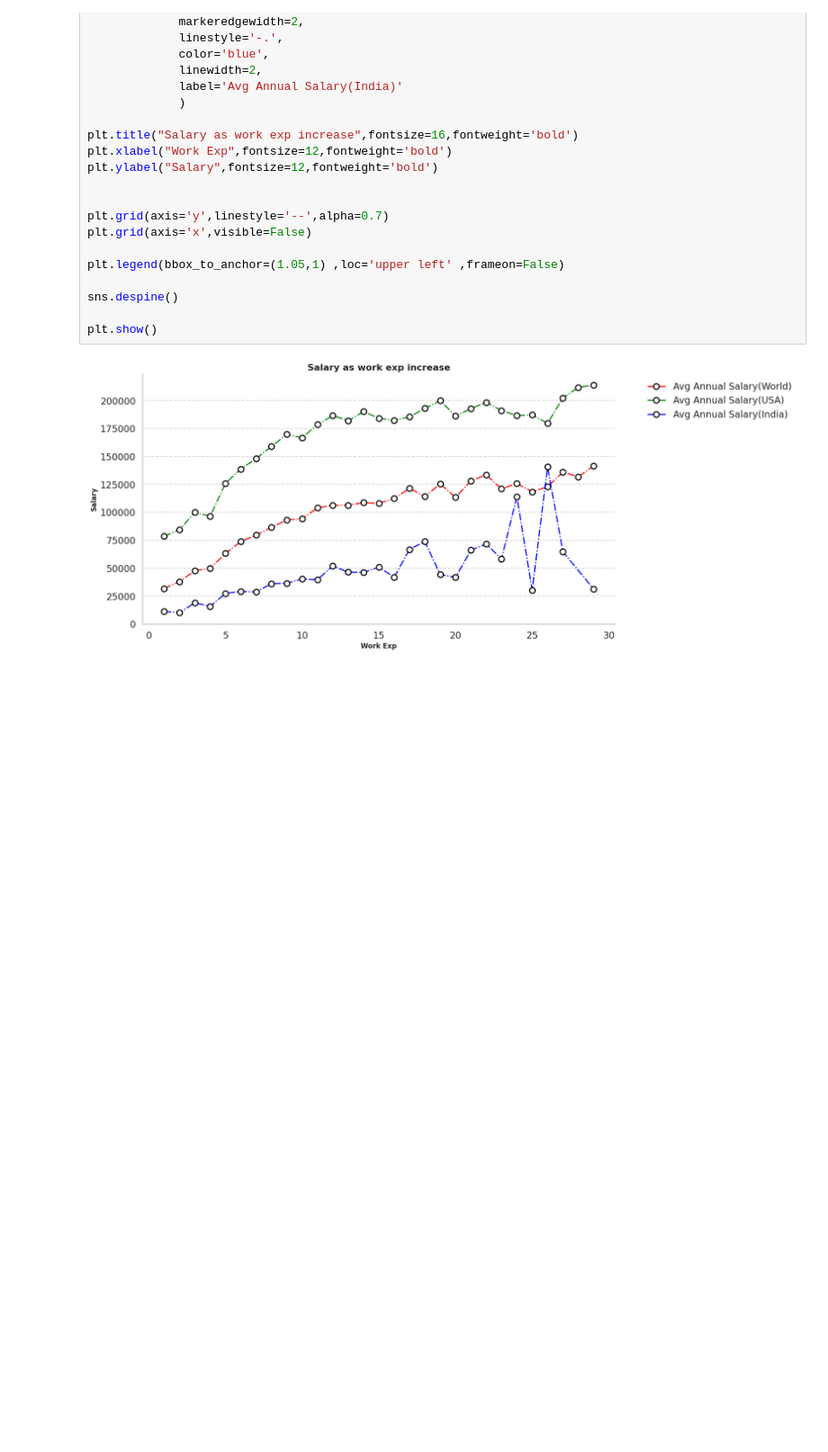
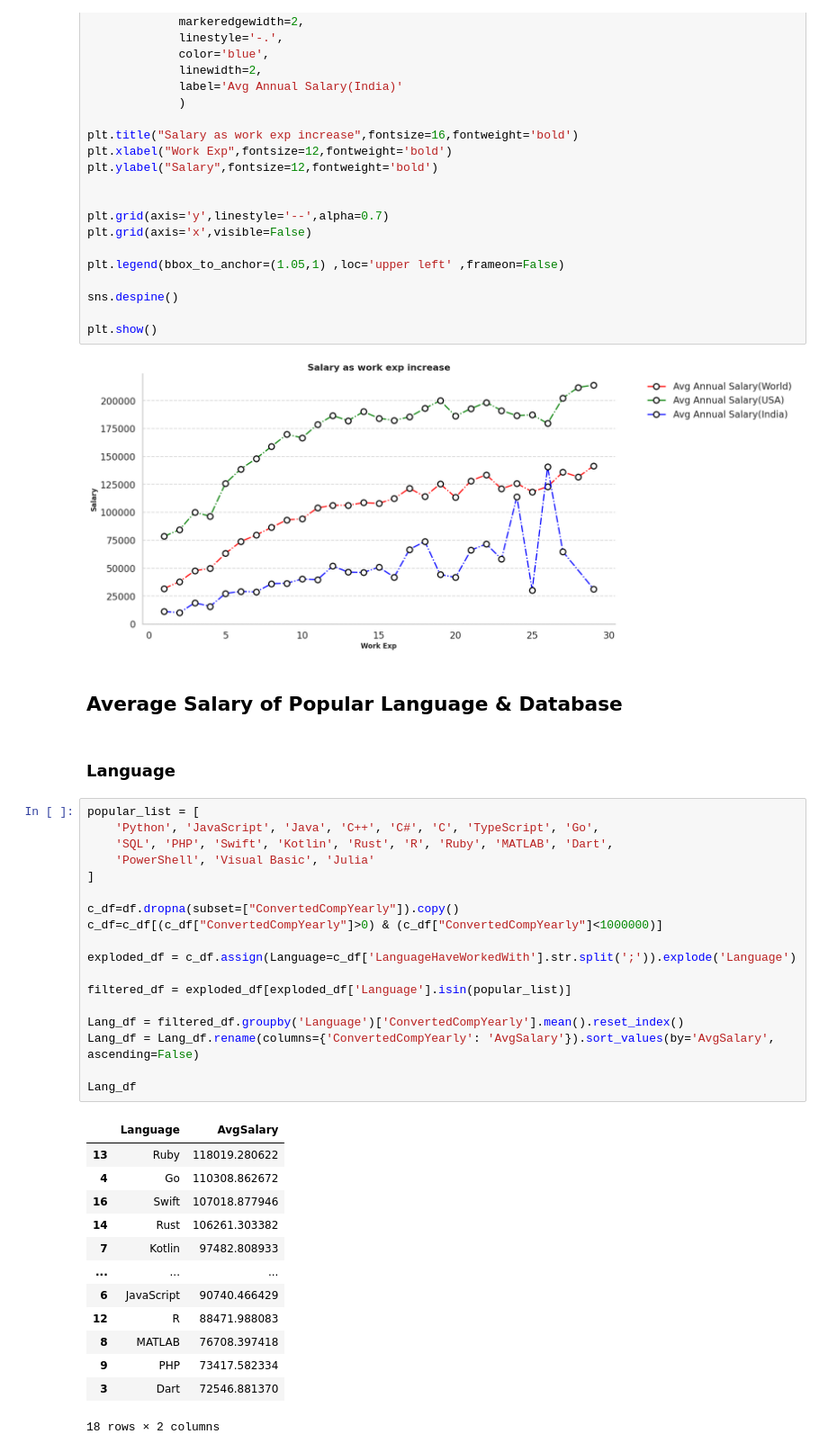
Before and after one commit to vikassinngh123/AI-ML-Learning, a Jupyter notebook: 04-Pandas/03_StackOverflow_Survey_Analysis.ipynb, the cells around one changed output. Shown at 90% size. Cells and saved outputs as stored; diff of their text form; blank space fills up the shorter version.

```diff
--- a/04-Pandas/03_StackOverflow_Survey_Analysis.ipynb
+++ b/04-Pandas/03_StackOverflow_Survey_Analysis.ipynb
@@ -175,3 +164,39 @@ sns.despine()
 plt.show()
 # %% [output]
 [figure]
+# %% [markdown]
+## Average Salary of Popular Language & Database
+# %% [markdown]
+### Language
+# %%
+popular_list = [
+    'Python', 'JavaScript', 'Java', 'C++', 'C#', 'C', 'TypeScript', 'Go',
+    'SQL', 'PHP', 'Swift', 'Kotlin', 'Rust', 'R', 'Ruby', 'MATLAB', 'Dart',
+    'PowerShell', 'Visual Basic', 'Julia'
+]
+
+c_df=df.dropna(subset=["ConvertedCompYearly"]).copy()
+c_df=c_df[(c_df["ConvertedCompYearly"]>0) & (c_df["ConvertedCompYearly"]<1000000)]
+
+exploded_df = c_df.assign(Language=c_df['LanguageHaveWorkedWith'].str.split(';')).explode('Language')
+
+filtered_df = exploded_df[exploded_df['Language'].isin(popular_list)]
+
+Lang_df = filtered_df.groupby('Language')['ConvertedCompYearly'].mean().reset_index()
+Lang_df = Lang_df.rename(columns={'ConvertedCompYearly': 'AvgSalary'}).sort_values(by='AvgSalary', ascending=False)
+
+Lang_df
+# %% [output]
+|  | Language | AvgSalary |
+| 13 | Ruby | 118019.280622 |
+| 4 | Go | 110308.862672 |
+| 16 | Swift | 107018.877946 |
+| 14 | Rust | 106261.303382 |
+| 7 | Kotlin | 97482.808933 |
+| ... | ... | ... |
+| 6 | JavaScript | 90740.466429 |
+| 12 | R | 88471.988083 |
+| 8 | MATLAB | 76708.397418 |
+| 9 | PHP | 73417.582334 |
+| 3 | Dart | 72546.881370 |
+18 rows × 2 columns
```
Also changed, not shown: parts of 10 cells of this notebook.
